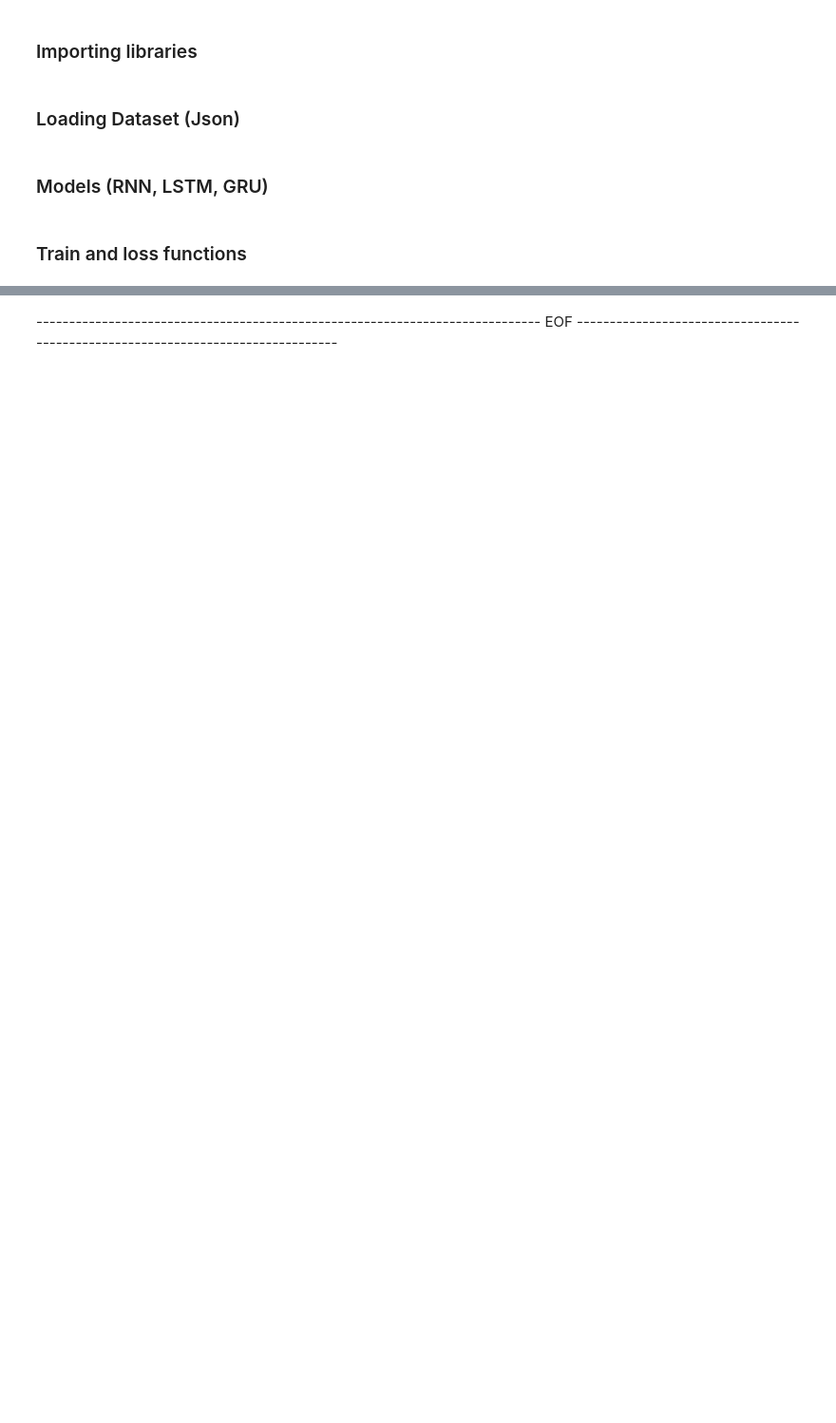
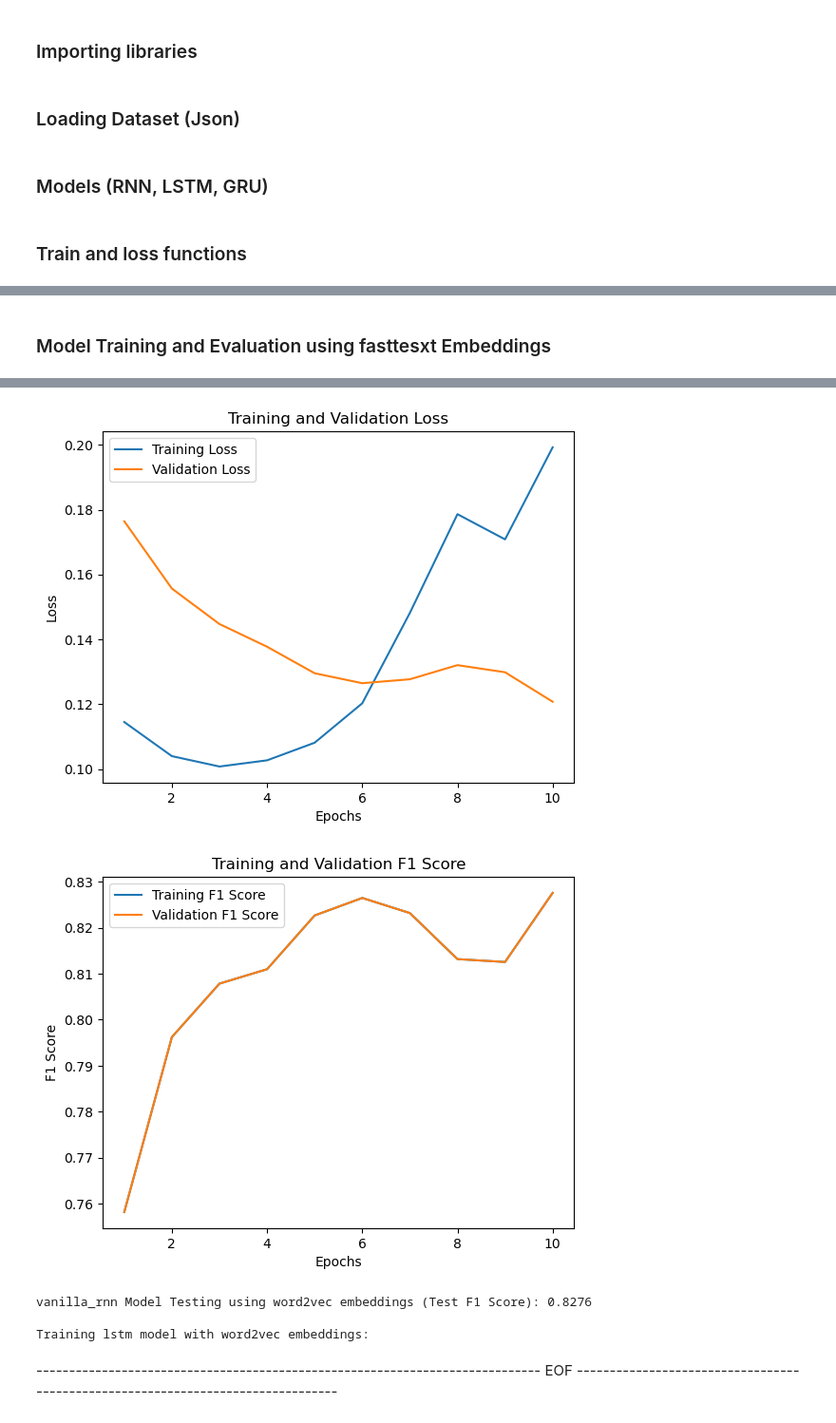
Before and after one commit to Arjun-93/NLPAssignments, a Jupyter notebook: Assignment2/Task2/src/Task2_part2.ipynb, the cells around one changed output, grey strips where cells are left out. Shown at 95% size. Drawn from its saved outputs; the diff is of its cells as text; code cells hidden in the pictures; blank space fills up the shorter version.

```diff
--- a/Assignment2/Task2/src/Task2_part2.ipynb
+++ b/Assignment2/Task2/src/Task2_part2.ipynb
@@ -225,0 +345,34 @@ calculate_f1_score(model, word2vec_test_embeddings)
+# %% [markdown]
+### Model Training and Evaluation using fasttesxt Embeddings ###
+# %%
+import torch.nn as nn
+import torch.optim as optim
+
+# Models
+models = {
+    'vanilla_rnn': VanillaRNN,
+    'lstm': LSTMModel,
+    'gru': GRUModel
+}
+
+# Hyperparameters
+input_size = 300
+hidden_size = 128
+output_size = 3  # Number of classes (BIO tags)
+learning_rate = 0.001
+num_epochs = 10
+
+for model_name, model_class in models.items():
+    print(f'\nTraining {model_name} model with word2vec embeddings:')
+    model = model_class(input_size, hidden_size, output_size)
+    optimizer = optim.Adam(model.parameters(), lr=0.001)
+    criterion = nn.CrossEntropyLoss()
+    train_model(model, fasttext_train_embeddings, fasttext_val_embeddings, criterion, optimizer, num_epochs)
+
+    # Calculate and print the test F1 score
+    test_f1_score = calculate_f1_score(model, fasttext_test_embeddings)
+    print(f'{model_name} Model Testing using word2vec embeddings (Test F1 Score): {test_f1_score:.4f}')
+
+    # Save the trained model
+    torch.save(model.state_dict(), f'{model_name}_word2vec_model.pth')
+# %% [output]
@@ -226,2 +390,7 @@ calculate_f1_score(model, word2vec_test_embeddings)
+[figure, added]
+[figure, added]
+vanilla_rnn Model Testing using word2vec embeddings (Test F1 Score): 0.8276
+
+Training lstm model with word2vec embeddings:
 # %% [markdown]
 ----------------------------------------------------------------------------- EOF --------------------------------------------------------------------------------
```
Also changed, not shown: parts of 15 cells of this notebook, 4 other files.
